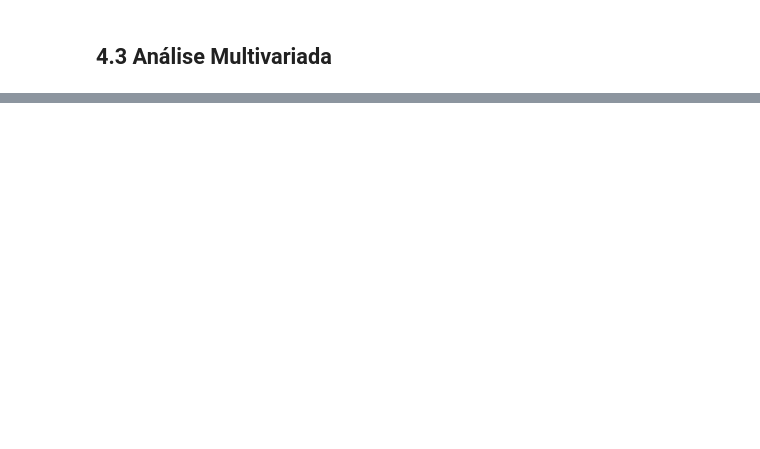
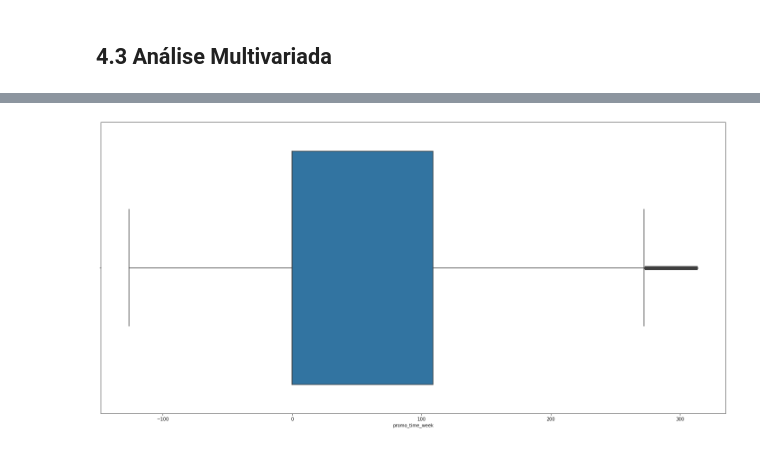
Before and after one commit to TaizAlves/DS_em_Producao, a Jupyter notebook: DS_Modulo02.ipynb, the cells around one changed output, grey strips where cells are left out. Cells and saved outputs as stored; diff of their text form; code cells hidden in the pictures; blank space fills up the shorter version.

```diff
--- a/DS_Modulo02.ipynb
+++ b/DS_Modulo02.ipynb
@@ -696,0 +804,2 @@ sns.barplot( x='month', y='sales', hue='school_holiday', data=aux2 );
+# %%
+df5 = df4.copy()
@@ -696,0 +820,6 @@ sns.barplot( x='month', y='sales', hue='school_holiday', data=aux2 );
+# %%
+# Ver se tem outliers
+
+sns.boxplot(df5['promo_time_week']);
+# %% [output]
+[figure, added]
```
Also changed, not shown: parts of 19 cells of this notebook.
